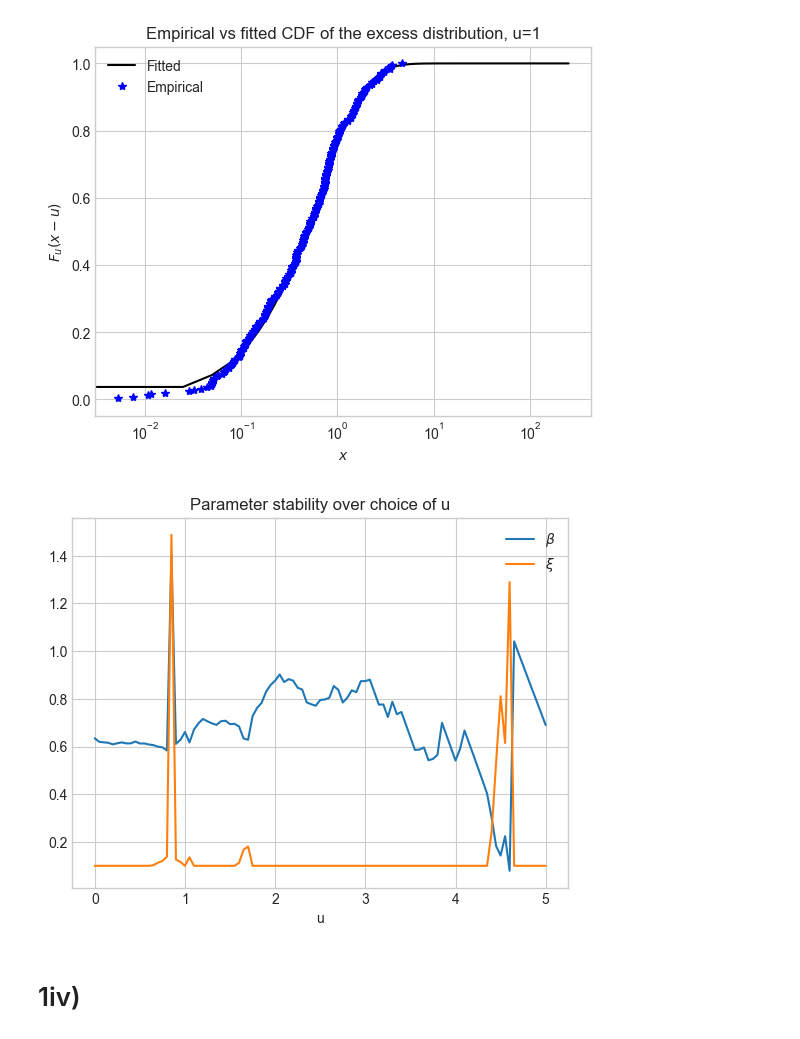
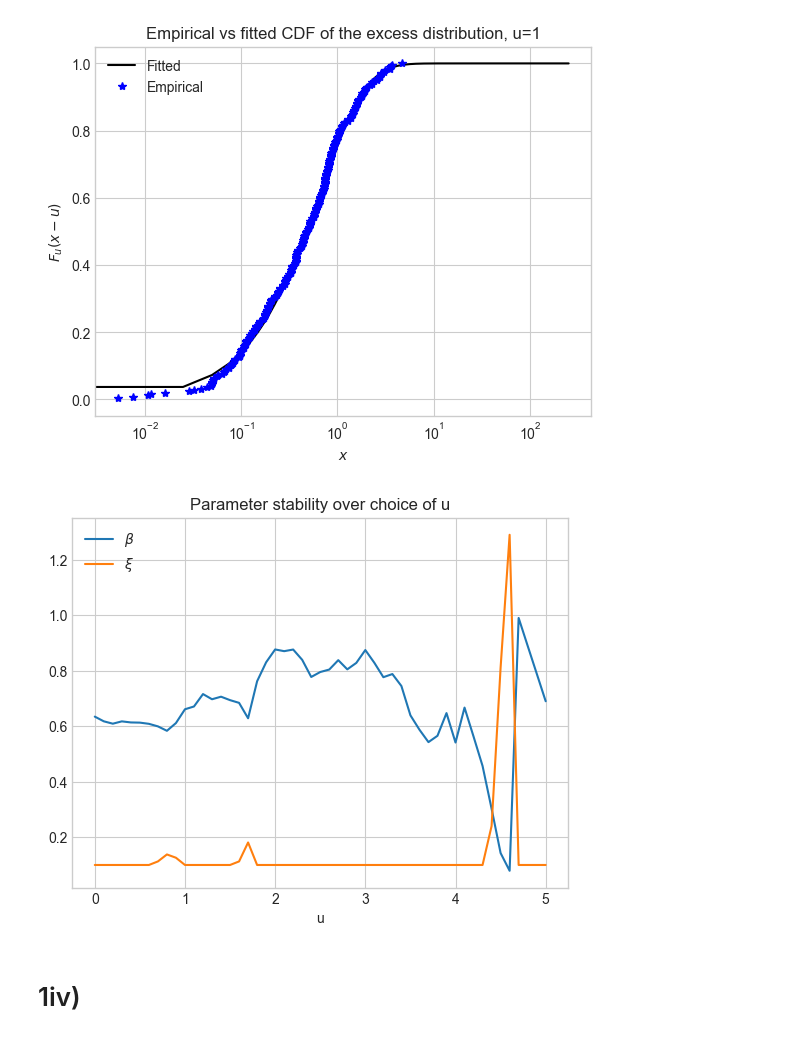
Before and after one commit to georgec123/qrm2, a Jupyter notebook: src/q1.ipynb, the cells around one changed output. Saved outputs shown, nothing was run; the diff lists cells and outputs as text; code cells hidden in the pictures.

Commit message:
appendix and plots

```diff
--- a/src/q1.ipynb
+++ b/src/q1.ipynb
@@ -41,7 +41,7 @@ model = arch_model(train_df['loss'],
                     dist='normal'
                     )
 
-model_fit_norm = model.fit(update_freq=-1, disp=0)
+model_fit_norm = model.fit(update_freq=-1)
 
 plotting.qqplot(model_fit_norm.std_resid, dist='norm')
 plt.savefig('../plots/i/i_1.png'); plt.show()
@@ -51,4 +51,7 @@ plt.savefig('../plots/i/i_2.png'); plt.show()
 
 plotting.plot_acf_graphs(model_fit_norm.std_resid, 'Standardised Residuals')
 plt.savefig('../plots/i/i_3.png'); plt.show()
+
+plotting.plot_acf_graphs(np.abs(model_fit_norm.std_resid), 'Absolute Standardised Residuals')
+plt.savefig('../plots/i/i_4.png'); plt.show()
 # %% [output]
@@ -143,19 +152,19 @@ beta=0.661
 [figure]
 # %%
 # check the stability of xis over choice of u
-us = np.linspace(0, 5, 101)
+us = np.linspace(0, 5, 51)
 xis_betas = np.array([bt.fit_gpd(std_resid, u) for u in us])
 
 ax = plt.plot(us, xis_betas[:,1], label=r'$\beta$');
 ax = plt.plot(us, xis_betas[:,0], label=r'$\xi$', );
 plt.title("Parameter stability over choice of u")
 plt.xlabel('u')
 plt.legend()
 plt.savefig('../plots/iii/iii_3.png')
 
 plt.show()
 # %% [output]
-[figure, old version]
+[figure, new version]
 # %% [markdown]
 # 1iv)
 # %% [markdown]
```
Also changed, not shown: parts of 7 cells of this notebook, 3 other files.
